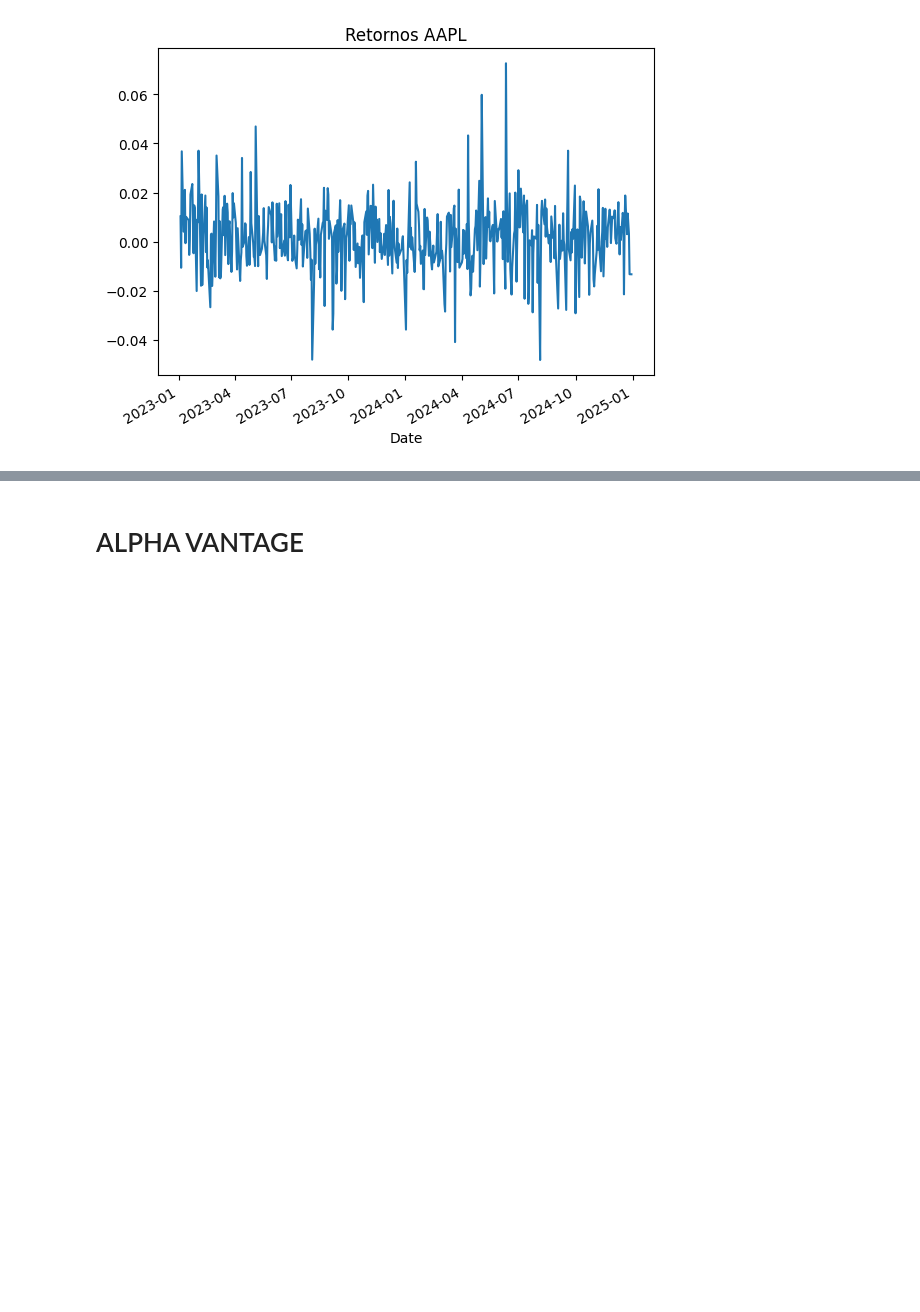
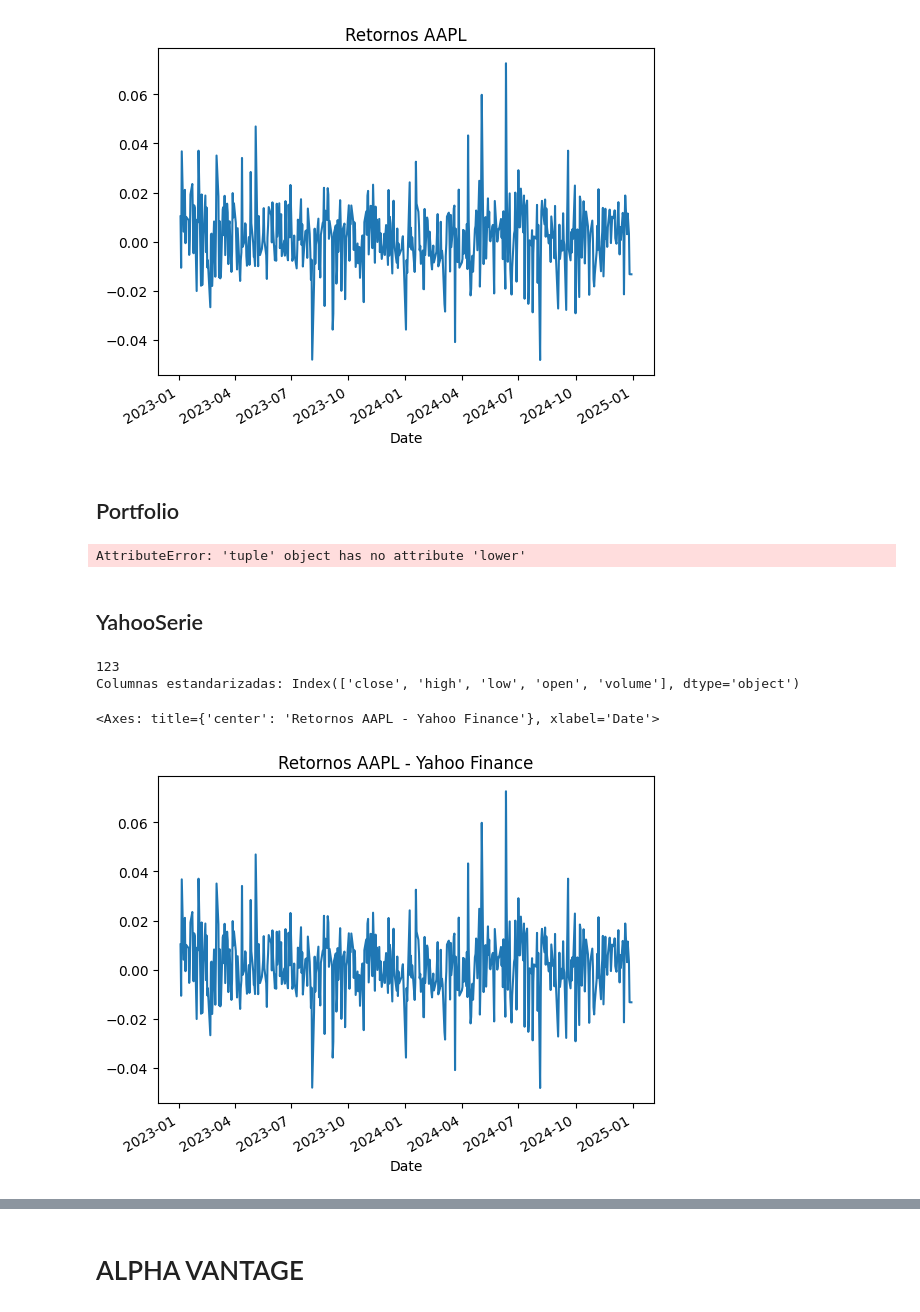
Before and after one commit to diegomuGit/01-toolkit-analisis-bursatil, a Jupyter notebook: notebooks/02_pruebas_price_series.ipynb, the cells around one changed output, grey strips where cells are left out. Cells and saved outputs as stored; diff of their text form; code cells hidden in the pictures; blank space fills up the shorter version.

```diff
--- a/notebooks/02_pruebas_price_series.ipynb
+++ b/notebooks/02_pruebas_price_series.ipynb
@@ -76,3 +120,48 @@ serie.returns().plot(title="Retornos AAPL")
 # %% [output]
 <Axes: title={'center': 'Retornos AAPL'}, xlabel='Date'>
 [figure]
+# %% [markdown]
+## Portfolio
+# %%
+# --- Imports adicionales ---
+
+# --- Descargar datos de múltiples activos ---
+tickers = ["ASML", "GOOGL"]
+data_dict = {}
+
+for ticker in tickers:
+    df = yf.download(ticker, start="2023-01-01", end="2024-12-31", progress=False)
+    data_dict[ticker] = PriceSeries(ticker=ticker, data=df)
+
+# --- Crear Portfolio con pesos iguales ---
+weights = {ticker: 1/len(tickers) for ticker in tickers}
+print("Pesos del portfolio:", weights)
+
+portfolio = Portfolio(
+    name="Tech Portfolio",
+    assets=data_dict,
+    weights=weights
+)
+
+# --- Mostrar estadísticas ---
+print(f"\n📊 Estadísticas del Portfolio: {portfolio.name}")
+print(f"Media de retornos: {portfolio.mean:.6f}")
+print(f"Desviación estándar de retornos: {portfolio.std:.6f}")
+print(f"\nPrimeros retornos de la cartera:")
+print(portfolio.portfolio_returns.head())
+
+# --- Graficar retornos acumulados ---
+portfolio.plot_returns()
+# %% [output]
+AttributeError: 'tuple' object has no attribute 'lower'
+# %% [markdown]
+## YahooSerie
+# %%
+serie_yahoo = YahooSerie(ticker="AAPL", start_date="2023-01-01", end_date="2024-12-31")
+serie = serie_yahoo.get_serie_precios()
+serie.returns().plot(title="Retornos AAPL - Yahoo Finance")
+# %% [output]
+123
+Columnas estandarizadas: Index(['close', 'high', 'low', 'open', 'volume'], dtype='object')
+<Axes: title={'center': 'Retornos AAPL - Yahoo Finance'}, xlabel='Date'>
+[figure, added]
```
Also changed, not shown: parts of 13 cells of this notebook, 8 other files.
